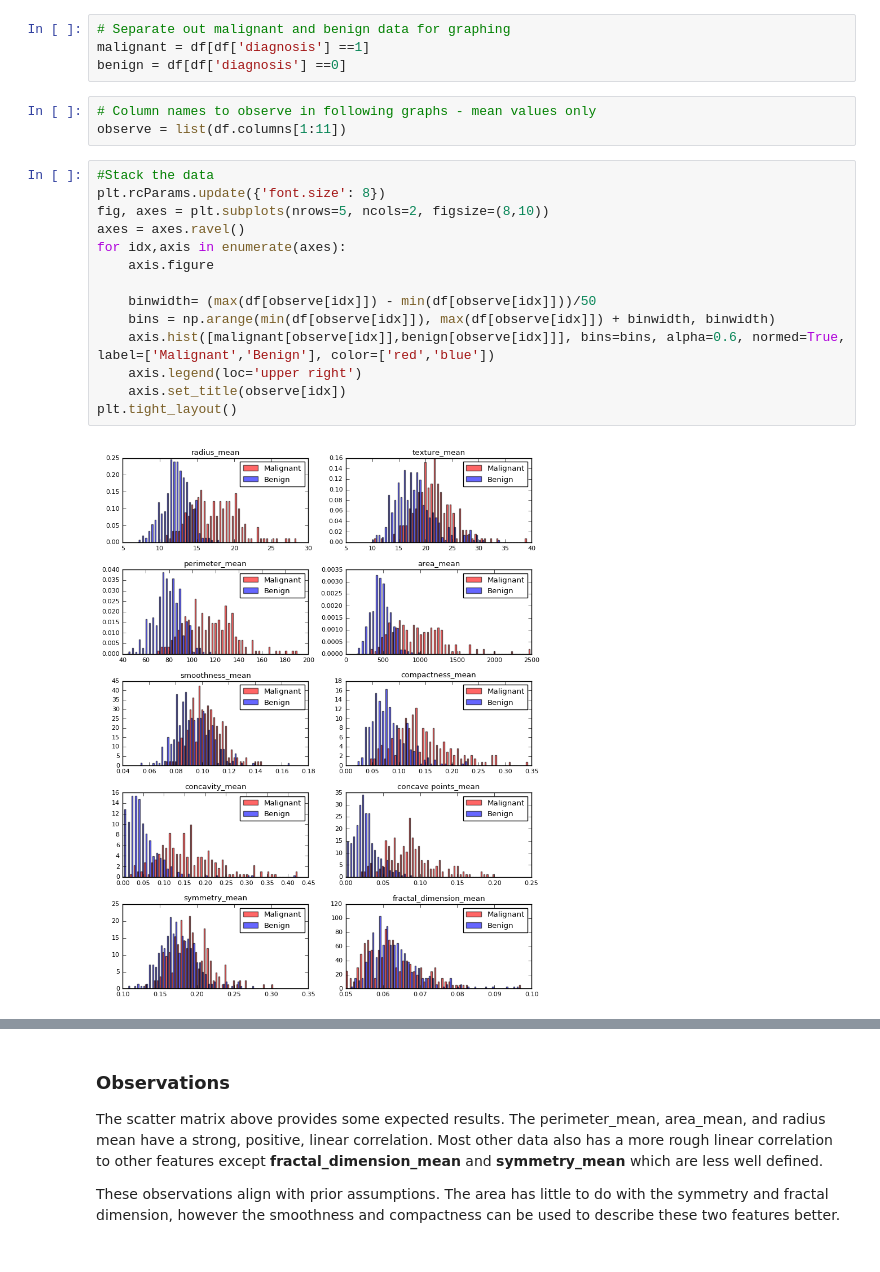
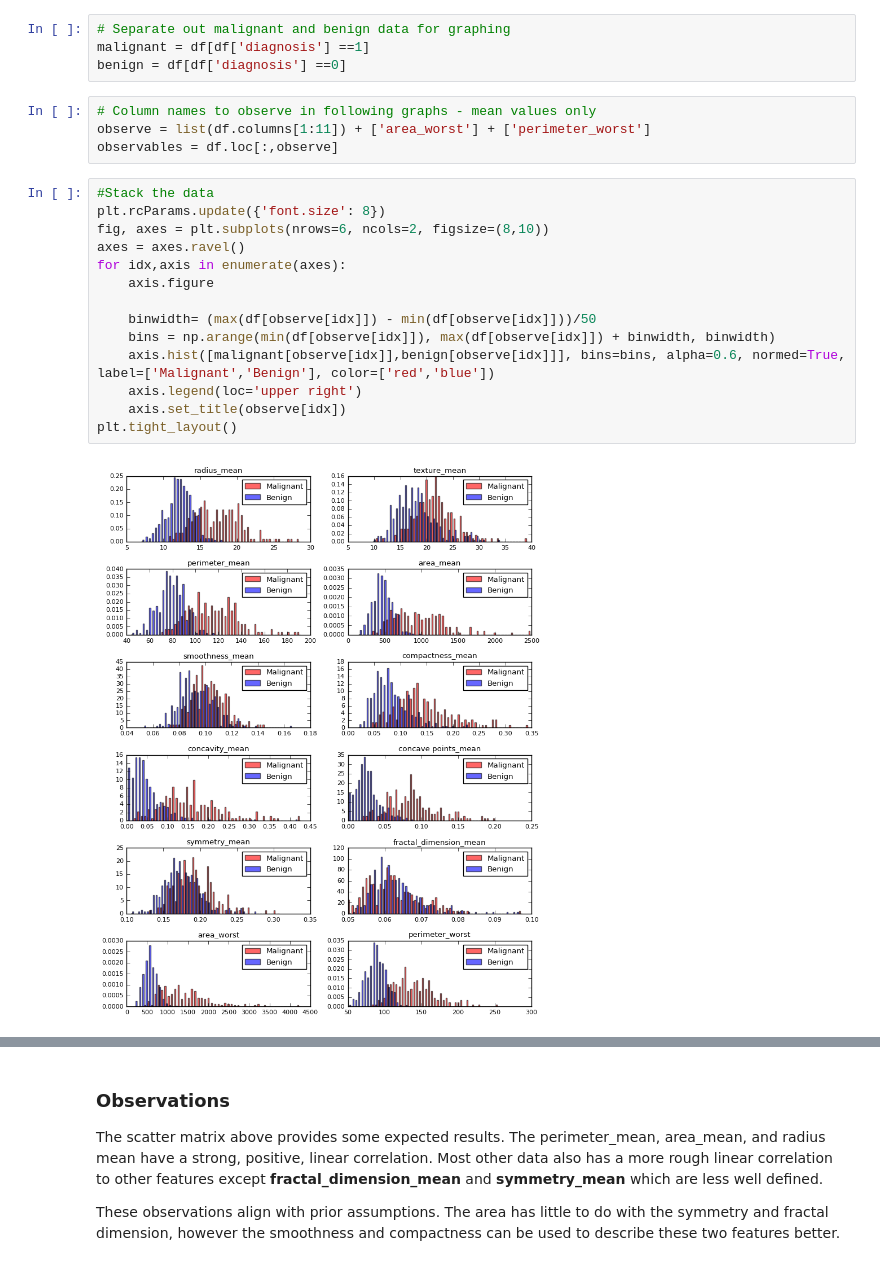
Before and after one commit to j-crowe/Breast-Cancer-Diagnostic, a Jupyter notebook: diagnosis.ipynb, the cells around one changed output, grey strips where cells are left out. Saved outputs shown, nothing was run; the diff lists cells and outputs as text.

```diff
--- a/diagnosis.ipynb
+++ b/diagnosis.ipynb
@@ -63,20 +122,21 @@ malignant = df[df['diagnosis'] ==1]
 benign = df[df['diagnosis'] ==0]
 # %%
 # Column names to observe in following graphs - mean values only
-observe = list(df.columns[1:11])
+observe = list(df.columns[1:11]) + ['area_worst'] + ['perimeter_worst']
+observables = df.loc[:,observe]
 # %%
 #Stack the data
 plt.rcParams.update({'font.size': 8})
-fig, axes = plt.subplots(nrows=5, ncols=2, figsize=(8,10))
+fig, axes = plt.subplots(nrows=6, ncols=2, figsize=(8,10))
 axes = axes.ravel()
 for idx,axis in enumerate(axes):
     axis.figure
 
     binwidth= (max(df[observe[idx]]) - min(df[observe[idx]]))/50
     bins = np.arange(min(df[observe[idx]]), max(df[observe[idx]]) + binwidth, binwidth)
     axis.hist([malignant[observe[idx]],benign[observe[idx]]], bins=bins, alpha=0.6, normed=True, label=['Malignant','Benign'], color=['red','blue'])
     axis.legend(loc='upper right')
     axis.set_title(observe[idx])
 plt.tight_layout()
 # %% [output]
-[figure, old version]
+[figure, new version]
```
Also changed, not shown: parts of 31 cells of this notebook.
